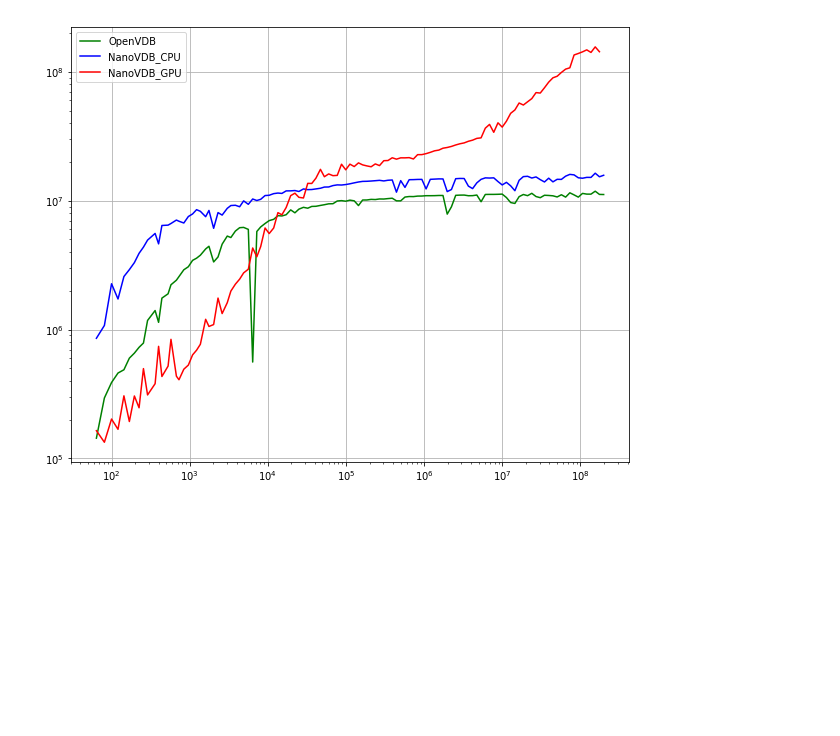
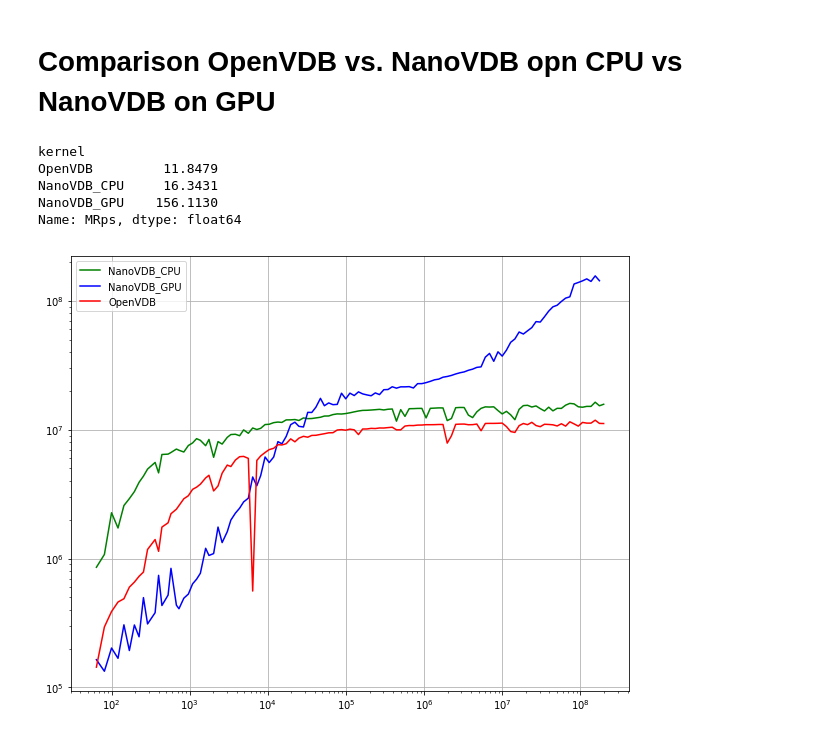
Before and after one commit to hitimr/SelectedTopicsCompElectronics, a Jupyter notebook: script/plots.ipynb, the cells around one changed output. Saved outputs shown, nothing was run; the diff lists cells and outputs as text; code cells hidden in the pictures; blank space fills up the shorter version.

```diff
--- a/script/plots.ipynb
+++ b/script/plots.ipynb
@@ -6,22 +6,33 @@ from matplotlib.pyplot import figure
 import subprocess
 
 import common
+# %% [markdown]
+# Comparison OpenVDB vs. NanoVDB opn CPU vs NanoVDB on GPU
 # %%
 df = common.load_df("../data/2022-04-05_22-31-00_Xeon_6248_Tesla_T4.csv")
 plt.rcParams["figure.figsize"] = (10, 8)
 
 # get a list of all kernels
-kernels=["OpenVDB", "NanoVDB_CPU", "NanoVDB_GPU"]
+kernels=df.reset_index()["kernel"].unique()
 colors=["green", "blue", "red"]
 
 for i in range(len(kernels)):
     kernel_data = df.xs(kernels[i], level=1,  drop_level=False).reset_index()
     plt.plot(kernel_data["n_rays"], kernel_data["Rps"], color=colors[i])
 
 
 plt.legend(kernels)
 plt.yscale("log")
 plt.xscale("log")
 plt.grid()
+
+
+print(df.groupby("kernel").max()["MRps"].sort_values())
+plt.show()
 # %% [output]
+kernel
+OpenVDB         11.8479
+NanoVDB_CPU     16.3431
+NanoVDB_GPU    156.1130
+Name: MRps, dtype: float64
-[figure, old version]
+[figure, new version]
```
Also changed, not shown: parts of 8 cells of this notebook, 7 other files.
